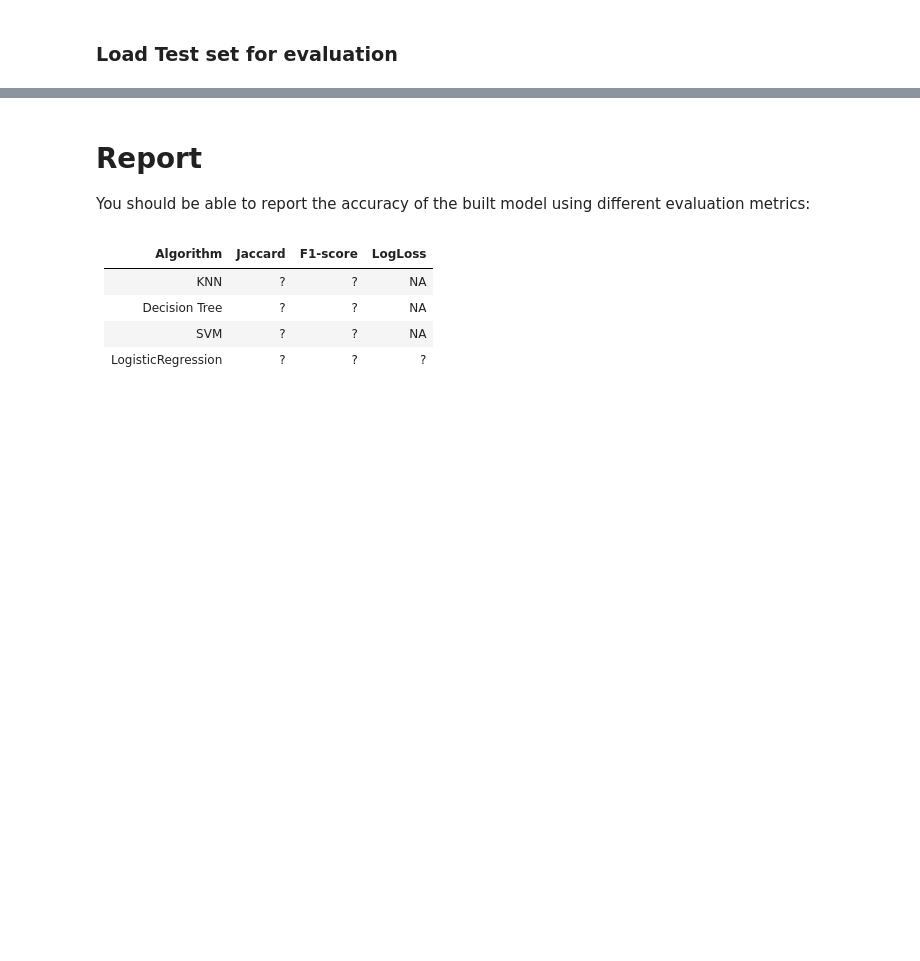
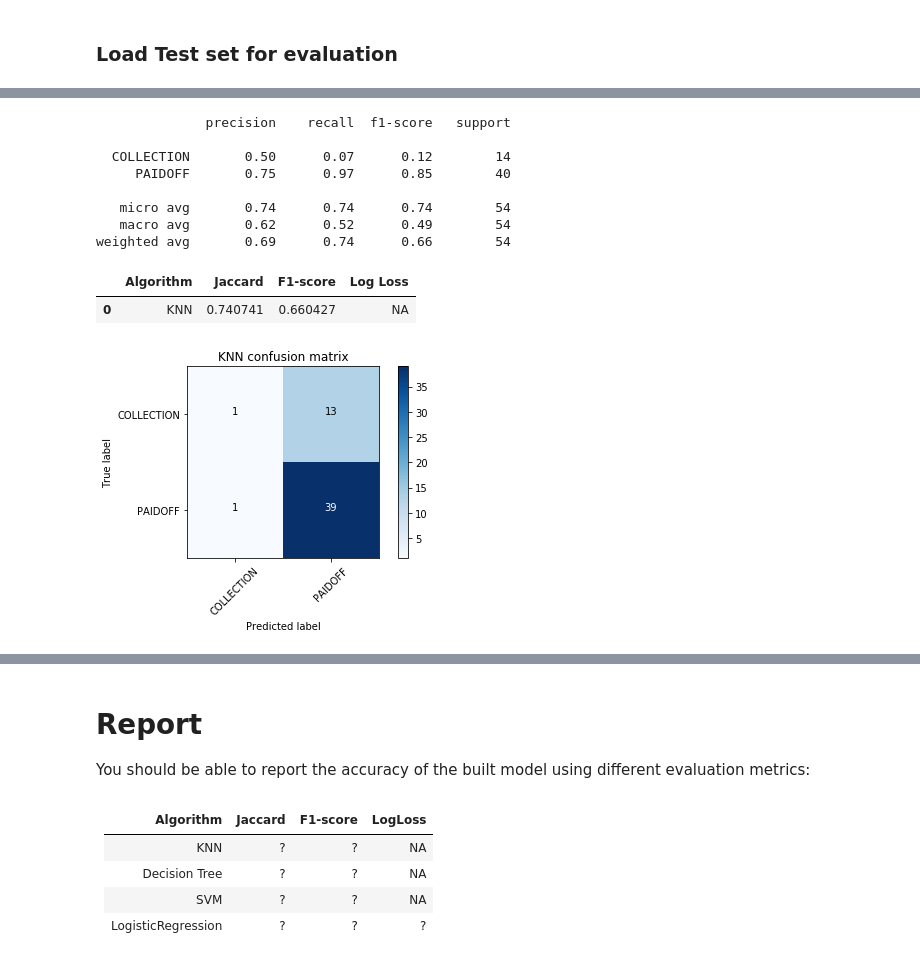
Before and after one commit to rcmtavares/coursera-capstone-project, a Jupyter notebook: ML0101EN final project.ipynb, the cells around one changed output, grey strips where cells are left out. Drawn from its saved outputs; the diff is of its cells as text; code cells hidden in the pictures; blank space fills up the shorter version.

```diff
--- a/ML0101EN final project.ipynb
+++ b/ML0101EN final project.ipynb
@@ -842,0 +859,49 @@ knn_metrics
+# %%
+# Preprocess the test set in the same way we did for training set
+# Convert due_date and effective_date features to datatime type
+test_df['due_date'] = pd.to_datetime(df['due_date'])
+test_df['effective_date'] = pd.to_datetime(df['effective_date'])
+
+# Create a dayofweek and weekend features
+test_df['dayofweek'] = test_df['effective_date'].dt.dayofweek
+test_df['weekend'] = test_df['dayofweek'].apply(lambda x: 1 if (x>3)  else 0)
+
+# Replace male/female by 0/1 numeric values
+test_df['Gender'].replace(to_replace=['male','female'], value=[0,1],inplace=True)
+
+# Select only the features that we want to consider
+X_test = test_df[['Principal','terms','age','Gender','weekend']]
+
+# Use one-hot encoding to replace categorical values by dummies
+X_test = pd.concat([X_test, pd.get_dummies(test_df['education'])], axis=1)
+X_test.drop(['Master or Above'], axis = 1,inplace=True)
+X_test.head()
+
+# Normalize data and extract the arrays
+X_test = preprocessing.StandardScaler().fit(X_test).transform(X_test)
+y_test = test_df['loan_status'].values
+# %%
+# Now, let's use use the final models of each type (KNN, Decision Tree, SVM, LR) that were created in the previous sections
+# to process the test set and calculate the metrics
+
+# KNN
+y_pred_knn = knn_final.predict( X_test )
+plot_confusion_matrix( y_test, y_pred_knn, title='KNN confusion matrix' )
+
+jaccard_knn = jaccard_similarity_score( y_true=y_test, y_pred=y_pred_knn )
+f1score_knn = f1_score( y_true=y_test, y_pred=y_pred_knn, average='weighted' )
+
+knn_report = pd.DataFrame( { 'Algorithm':['KNN'], 'Jaccard':[jaccard_knn], 'F1-score':[f1score_knn], 'Log Loss':['NA'] }  )
+knn_report
+# %% [output]
+              precision    recall  f1-score   support
+
+  COLLECTION       0.50      0.07      0.12        14
+     PAIDOFF       0.75      0.97      0.85        40
+
+   micro avg       0.74      0.74      0.74        54
+   macro avg       0.62      0.52      0.49        54
+weighted avg       0.69      0.74      0.66        54
+|  | Algorithm | Jaccard | F1-score | Log Loss |
+| 0 | KNN | 0.740741 | 0.660427 | NA |
+[figure, added]
```
Also changed, not shown: parts of 23 cells of this notebook.
